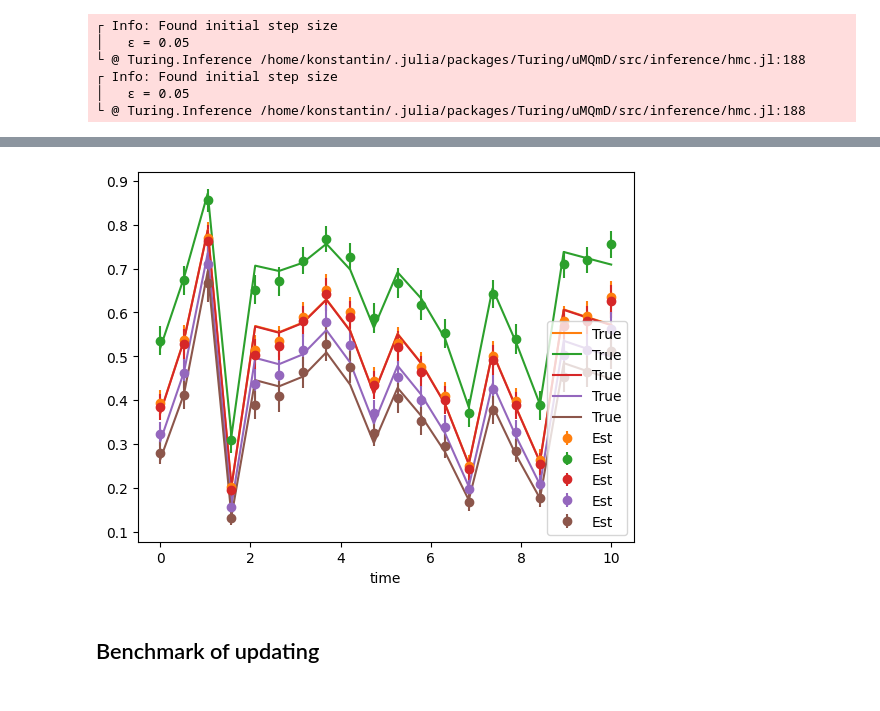
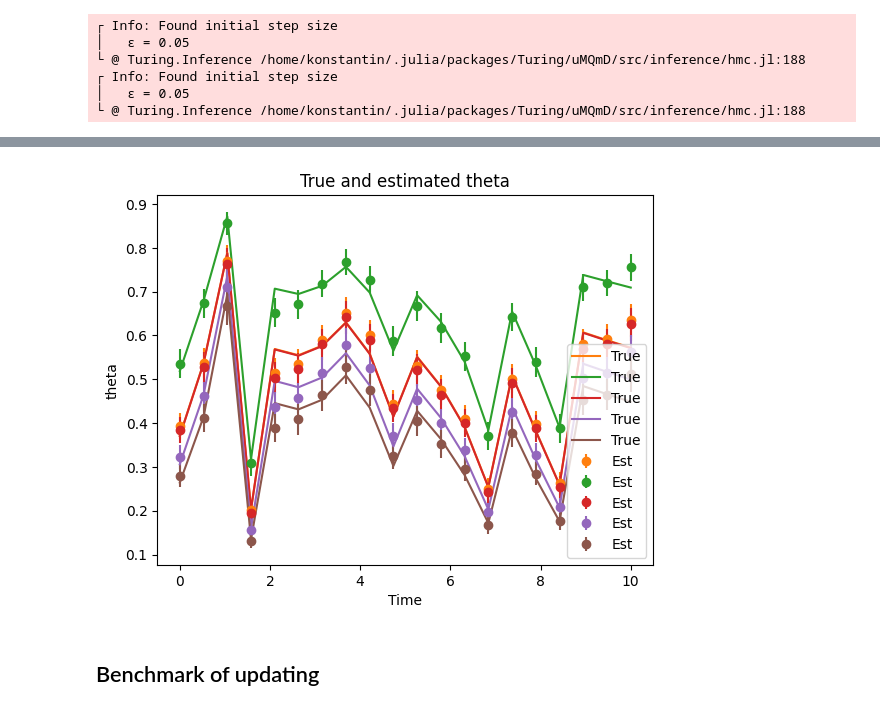
Before and after one commit to hildebrandtlab/TuringOnline.jl, a Jupyter notebook: demo/OnlineUpdate_Demo.ipynb, the cells around one changed output, grey strips where cells are left out. Drawn from its saved outputs; the diff is of its cells as text; code cells hidden in the pictures.

```diff
--- a/demo/OnlineUpdate_Demo.ipynb
+++ b/demo/OnlineUpdate_Demo.ipynb
@@ -221,0 +142,8 @@ plt.xlabel("time");
+# %%
+plt.title("Generated cases over time")
+for j in 1:numStates
+    plt.plot(time,cases[:,j],label="s=$j");
+end
+plt.legend();
+plt.ylabel("Cases");
+plt.xlabel("Time");
@@ -304,12 +194,14 @@ thetaEstStd = dist.std(thetaEst)
 # %%
+plt.title("True and estimated theta")
 for j in 1:numStates
   plt.plot(time,thetaTrue[:,j],label="True",color="C$j");
   plt.errorbar(x=time,y=thetaEstMean[:,j],yerr=thetaEstStd[:,j],fmt="o",color="C$j",label="Est")
 end
 plt.legend();
-plt.xlabel("time");
+plt.ylabel("theta")
+plt.xlabel("Time");
 # %% [output]
-[figure, old version]
+[figure, new version]
 # %% [markdown]
 ## Benchmark of updating <a name="bench"></a>
 # %%
```
Also changed, not shown: parts of 32 cells of this notebook.
